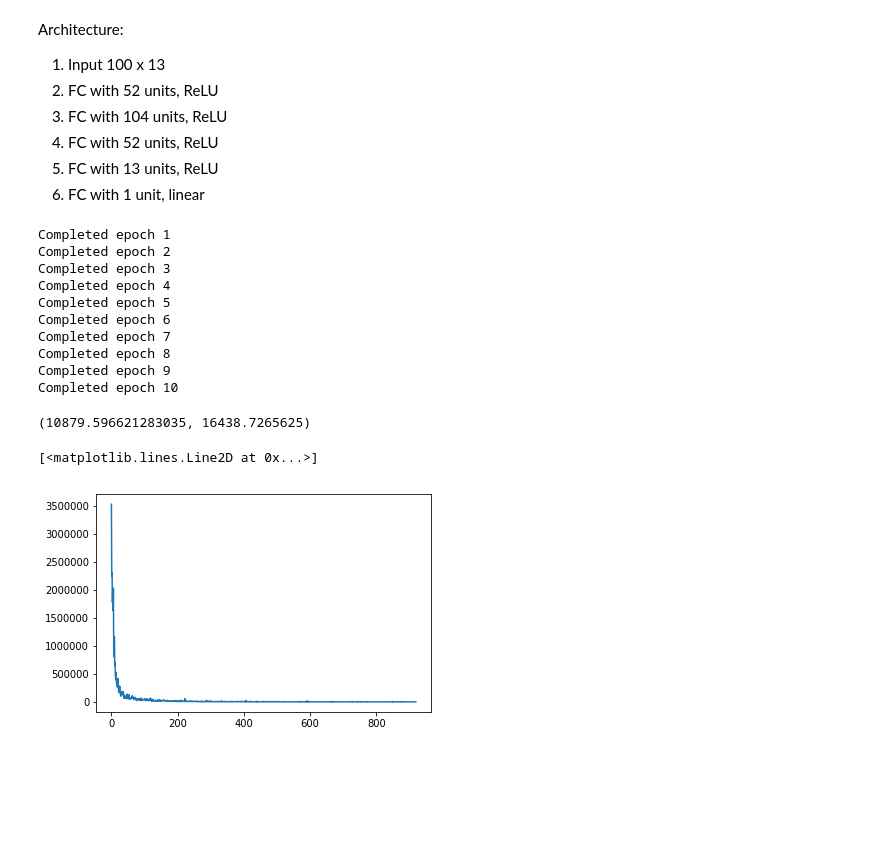
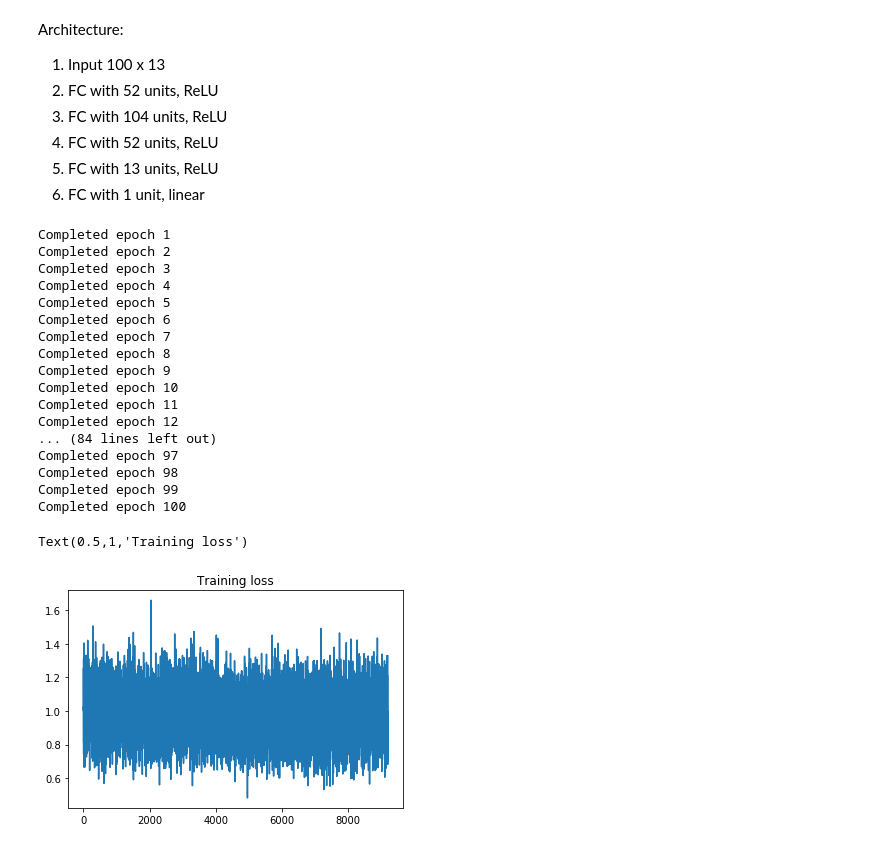
Before and after one commit to sschao/Spotify-Analysis-15.071, a Jupyter notebook: Spotify_NN.ipynb, the cells around one changed output. Saved outputs shown, nothing was run; the diff lists cells and outputs as text; code cells hidden in the pictures; blank space fills up the shorter version.

```diff
--- a/Spotify_NN.ipynb
+++ b/Spotify_NN.ipynb
@@ -49,7 +60,7 @@ batch_size = 100
 shuffle = True
 
 train_loader = torch.utils.data.DataLoader(train_split, batch_size = batch_size, shuffle = True)
-val_loader = torch.utils.data.DataLoader(val_split, batch_size = batch_size, shuffle = True)
+val_loader = torch.utils.data.DataLoader(val_split, batch_size = split, shuffle = True)
 
 # train_data_loader = torch.utils.data.DataLoader(dataset,
 #                                                 batch_size = batch_size,
@@ -76,7 +87,10 @@ class my_Net(torch.nn.Module):
             nn.Linear(in_dim, in_dim * 2),
             nn.ReLU(),
             nn.Dropout(0.5),
-            nn.Linear(in_dim*2, in_dim * 2),
+            nn.Linear(in_dim*2, in_dim * 4),
+            nn.ReLU(),
+            nn.Dropout(0.5),
+            nn.Linear(in_dim*4, in_dim*2),
             nn.ReLU(),
             nn.Dropout(0.5),
             nn.Linear(in_dim*2, in_dim),
@@ -89,7 +103,7 @@ class my_Net(torch.nn.Module):
     def forward(self, x):
         return self.fc(x)
 # %%
-def train(data_loader, num_epochs = 10):
+def train(data_loader, val_data_loader, num_epochs = 30):
 
     in_dim = next(iter(data_loader))[0].size()[1]
     out_dim = 1
@@ -98,12 +112,14 @@ def train(data_loader, num_epochs = 10):
 
     #Initialize loss function & optimizer
     loss_fn = nn.MSELoss()
-    optimizer = optim.Adam(net.parameters())
+    optimizer = optim.Adam(net.parameters(), lr = 1e-3)
 
     train_hist = {}
     train_hist['loss'] = []
     train_hist['per_epoch_time'] = []
     train_hist['total_time'] = []
+    train_hist['Validation loss'] = []
+    train_hist['OSR2'] = []
 
     start_time = time.time()
 
@@ -112,6 +128,7 @@ def train(data_loader, num_epochs = 10):
         epoch_start_time = time.time()
 
         for i, (x, y) in enumerate(data_loader, 0):
+            net.train()
             batch_start_time = time.time()
 
             b_size = x.size()[0]
@@ -128,8 +145,18 @@ def train(data_loader, num_epochs = 10):
             loss.backward()
             optimizer.step()
 
+            train_hist['loss'].append(loss.item())
 
-            train_hist['loss'].append(loss.item())
+
+        with torch.no_grad():
+            net.eval()
+            for (x, y) in val_data_loader:
+                output = net(x)
+                val_MSE = loss_fn(output, y)
+                train_hist['Validation loss'].append(val_MSE.item())
+                r2 = r2_score(y, output)
+                train_hist['OSR2'].append(r2)
+
 
         train_hist['per_epoch_time'].append(time.time() - epoch_start_time)
 
@@ -137,7 +164,7 @@ def train(data_loader, num_epochs = 10):
         print("Completed epoch {}".format(epoch+1))
     return train_hist, net
 # %%
-train_hist, net = train(train_loader)
+train_hist, net = train(train_loader,val_loader, num_epochs = 100)
 # valid_pred =
 # %% [output]
 Completed epoch 1
@@ -150,28 +177,16 @@ Completed epoch 7
 Completed epoch 8
 Completed epoch 9
 Completed epoch 10
+Completed epoch 11
+Completed epoch 12
+... (84 lines left out)
+Completed epoch 97
+Completed epoch 98
+Completed epoch 99
+Completed epoch 100
-# %%
-valid_MSE = 0
-loss_fn = nn.MSELoss()
-
-with torch.no_grad():
-    for i, (x, y) in enumerate(val_loader):
-        b_size = x.size()[0]
-        x = Variable(x)
-        y = Variable(y)
-
-        output = net(x)
-
-        loss = loss_fn(output, y)
-        valid_MSE += b_size*loss.item()
-
-valid_MSE /= len(val_indices)
-# len(val_indices)
-valid_MSE, train_hist['loss'][-1]
-# %% [output]
-(10879.596621283035, 16438.7265625)
 # %%
 plt.plot(train_hist['loss'])
+plt.title("Training loss")
 # %% [output]
-[<matplotlib.lines.Line2D at 0x...>]
+Text(0.5,1,'Training loss')
-[figure, old version]
+[figure, new version]
```
Also changed, not shown: parts of 8 cells of this notebook.
